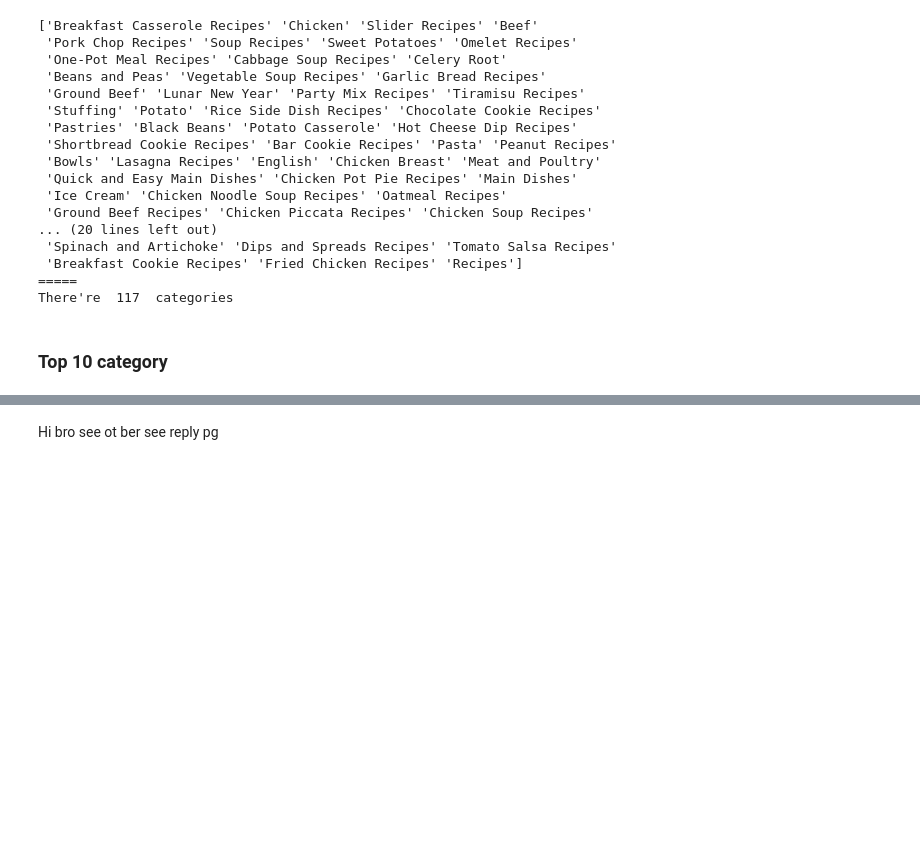
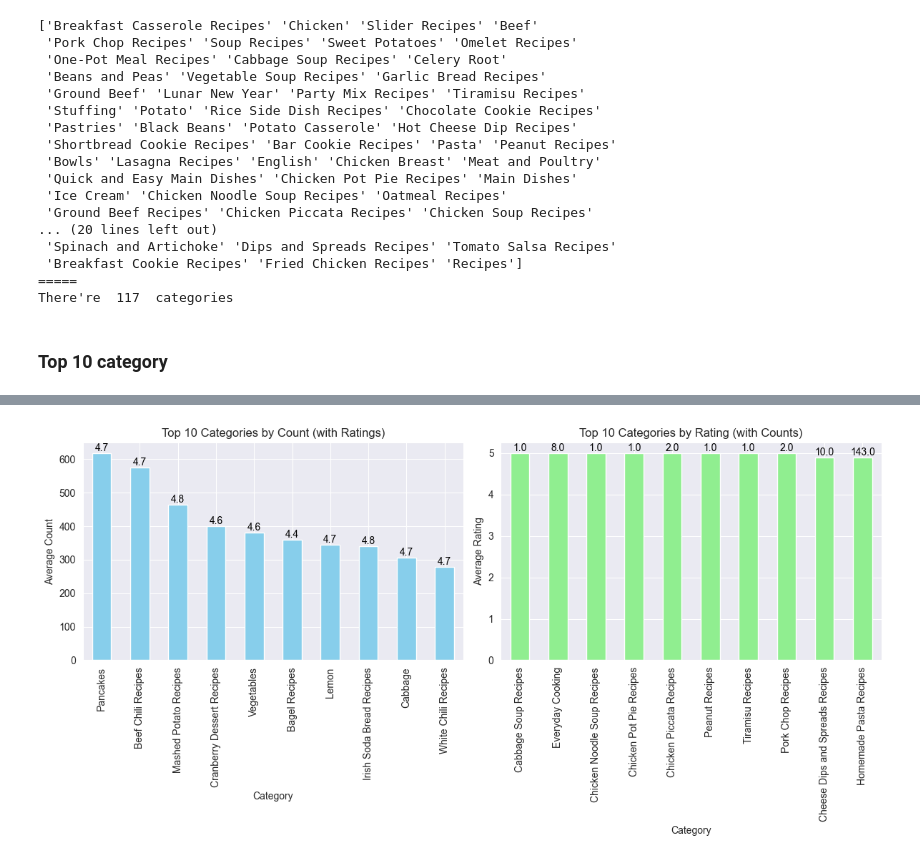
Before and after one commit to Radayou07/Recipe, a Jupyter notebook: PDS_Project_Team_7_Recipe.ipynb, the cells around one changed output, grey strips where cells are left out. Drawn from its saved outputs; the diff is of its cells as text; code cells hidden in the pictures; blank space fills up the shorter version.

Commit message:
Updated visualizations for top 10 recipes by count and rating

```diff
--- a/PDS_Project_Team_7_Recipe.ipynb
+++ b/PDS_Project_Team_7_Recipe.ipynb
@@ -252,6 +249,7 @@ We remove serving becuase if it doesnt have serving which mean it not food but m
 print("Before remove servings and dup: ", df.shape)
 df = df.dropna(subset=['Servings'])
 df = df.drop_duplicates()
+df = df.dropna(subset=['Category'])
 print("After remove servings and dup: ", df.shape)
 # %% [output]
 Before remove servings and dup:  (196, 8)
@@ -268,6 +266,8 @@ df['Cook Time'] = df['Cook Time'].fillna(df['Cook Time'].median())
 df.to_csv('Recipes-data.csv', index=False)
 # %% [markdown]
 # EDA
+# %%
+sns.set_style("darkgrid")
 # %%
 df.describe()
 # %% [output]
@@ -326,2 +313,42 @@ plt.show()
-# %% [markdown]
-Hi bro see ot ber see reply pg
+# %%
+fig, ax = plt.subplots(1, 2, figsize=(12, 6))
+ax = ax.flatten()
+
+# Left chart: Top 10 by Count
+grouped_count = df.groupby('Category').agg({
+    'Count': 'mean',
+    'Rating': 'mean'
+}).sort_values('Count', ascending=False).head(10)
+
+grouped_count['Count'].plot(kind='bar', ax=ax[0], color='skyblue')
+for i, p in enumerate(ax[0].patches):
+    rating_value = round(grouped_count['Rating'].iloc[i], 2)
+    ax[0].annotate(
+        str(rating_value),
+        (p.get_x() + p.get_width() / 2., p.get_height()),
+        ha='center', va='bottom', fontsize=10, color='black'
+    )
+ax[0].set_ylabel("Average Count")
+ax[0].set_title("Top 10 Categories by Count (with Ratings)")
+
+# Right chart: Top 10 by Rating
+grouped_rate = df.groupby('Category').agg({
+    'Rating': 'mean',
+    'Count': 'mean'
+}).sort_values('Rating', ascending=False).head(10)
+
+grouped_rate['Rating'].plot(kind='bar', ax=ax[1], color='lightgreen')
+for i, p in enumerate(ax[1].patches):
+    count_value = round(grouped_rate['Count'].iloc[i], 2)
+    ax[1].annotate(
+        str(count_value),
+        (p.get_x() + p.get_width() / 2., p.get_height()),
+        ha='center', va='bottom', fontsize=10, color='black'
+    )
+ax[1].set_ylabel("Average Rating")
+ax[1].set_title("Top 10 Categories by Rating (with Counts)")
+
+plt.tight_layout()
+plt.show()
+# %% [output]
+[figure, added]
```
Also changed, not shown: parts of 7 cells of this notebook.
